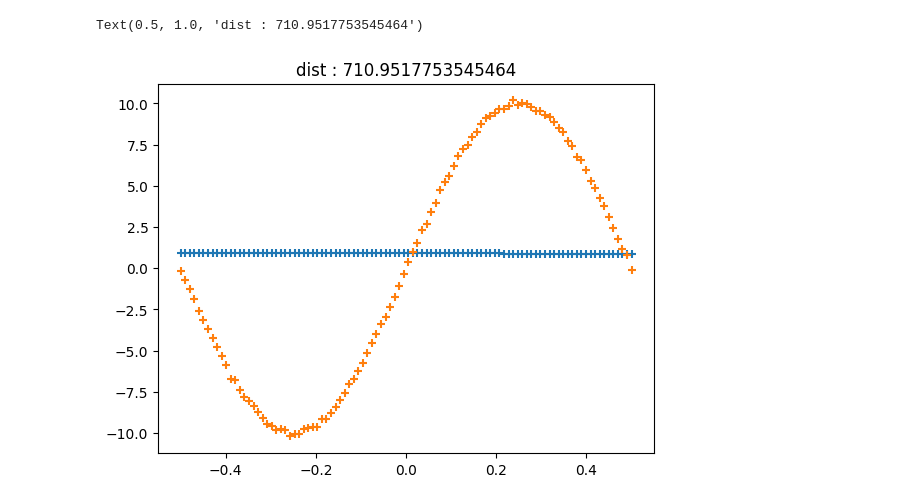
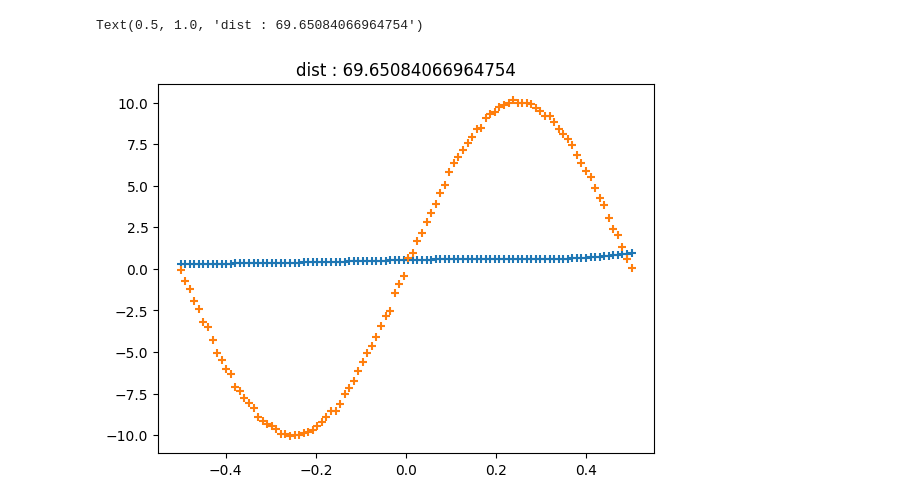
Before and after one commit to Davidson-Lova/PFE_BNN_ABS_SS, a Jupyter notebook: my_bnn_sin.ipynb, the cells around one changed output. Drawn from its saved outputs; the diff is of its cells as text; code cells hidden in the pictures.

```diff
--- a/my_bnn_sin.ipynb
+++ b/my_bnn_sin.ipynb
@@ -49,13 +49,13 @@ def FNN(x, theta, n) :
         res += w_3[k]*np.tanh(s)
     return res
 # %%
-y_h = FNN(X, simuler_theta(MVG(286),1))
+y_h = FNN(X, simuler_theta(MVG(286),1), 15)
 plt.scatter(X ,y_h, marker= '+')
 plt.scatter(X, y, marker='+', label='Training data')
 plt.title("dist : {}".format(np.linalg.norm(y - y_h)))
 # %% [output]
-Text(0.5, 1.0, 'dist : 710.9517753545464')
+Text(0.5, 1.0, 'dist : 69.65084066964754')
-[figure, old version]
+[figure, new version]
 # %%
 N = 20000
 l = 8
```
Also changed, not shown: parts of 3 cells of this notebook.
